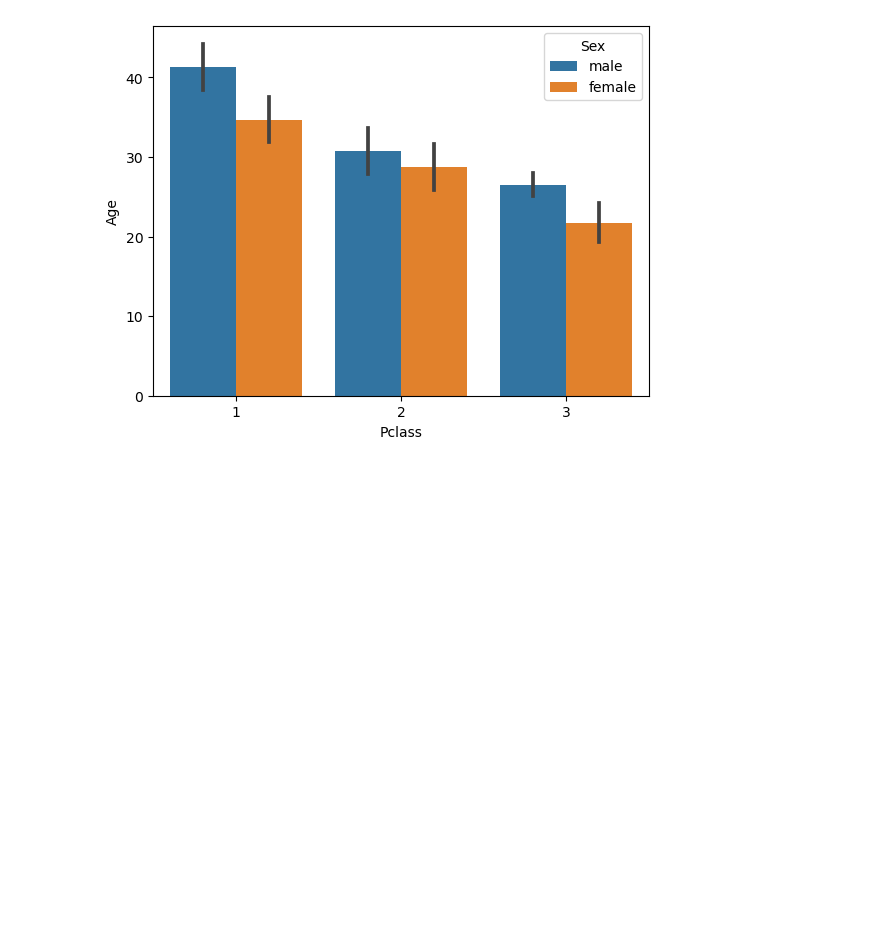
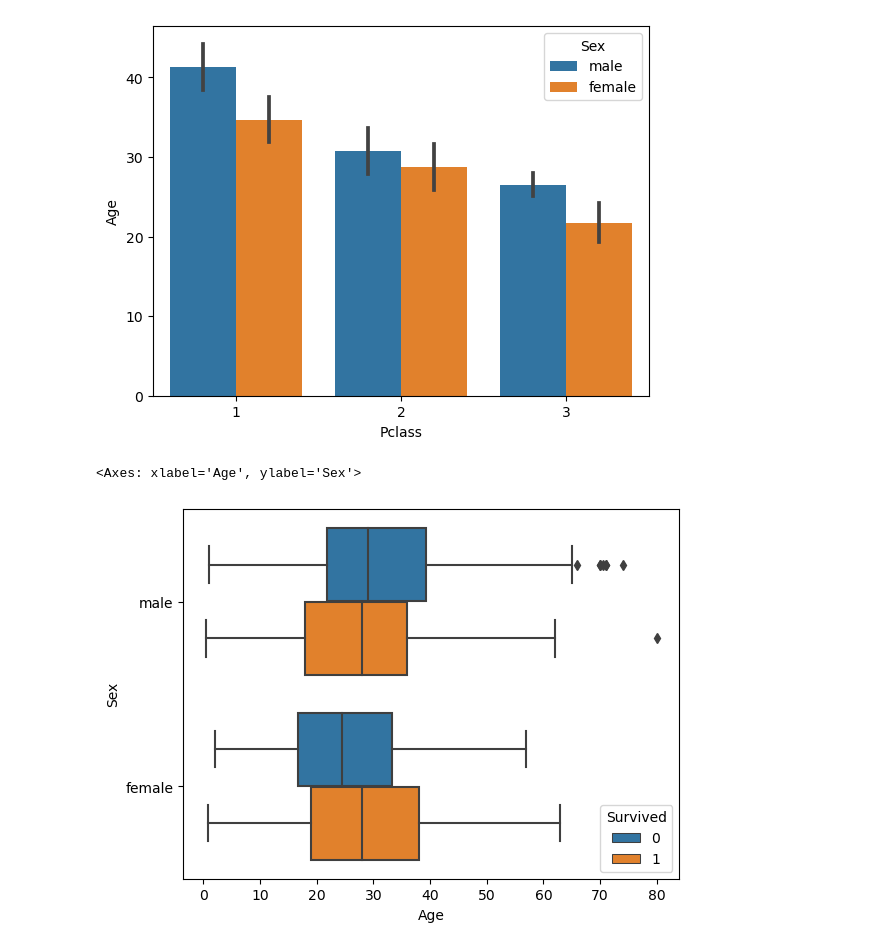
Before and after one commit to rlmrezende/Titanic, a Jupyter notebook: main.ipynb, the cells around one changed output. Drawn from its saved outputs; the diff is of its cells as text; code cells hidden in the pictures; blank space fills up the shorter version.

```diff
--- a/main.ipynb
+++ b/main.ipynb
@@ -221,3 +221,8 @@ sns.barplot(data=titanic , x='Pclass' , y='Age' , hue='Sex' , fill='False')
 # %% [output]
 <Axes: xlabel='Pclass', ylabel='Age'>
 [figure]
+# %%
+sns.boxplot(data = titanic , x='Age' , y='Sex' , hue='Survived')
+# %% [output]
+<Axes: xlabel='Age', ylabel='Sex'>
+[figure, added]
```
